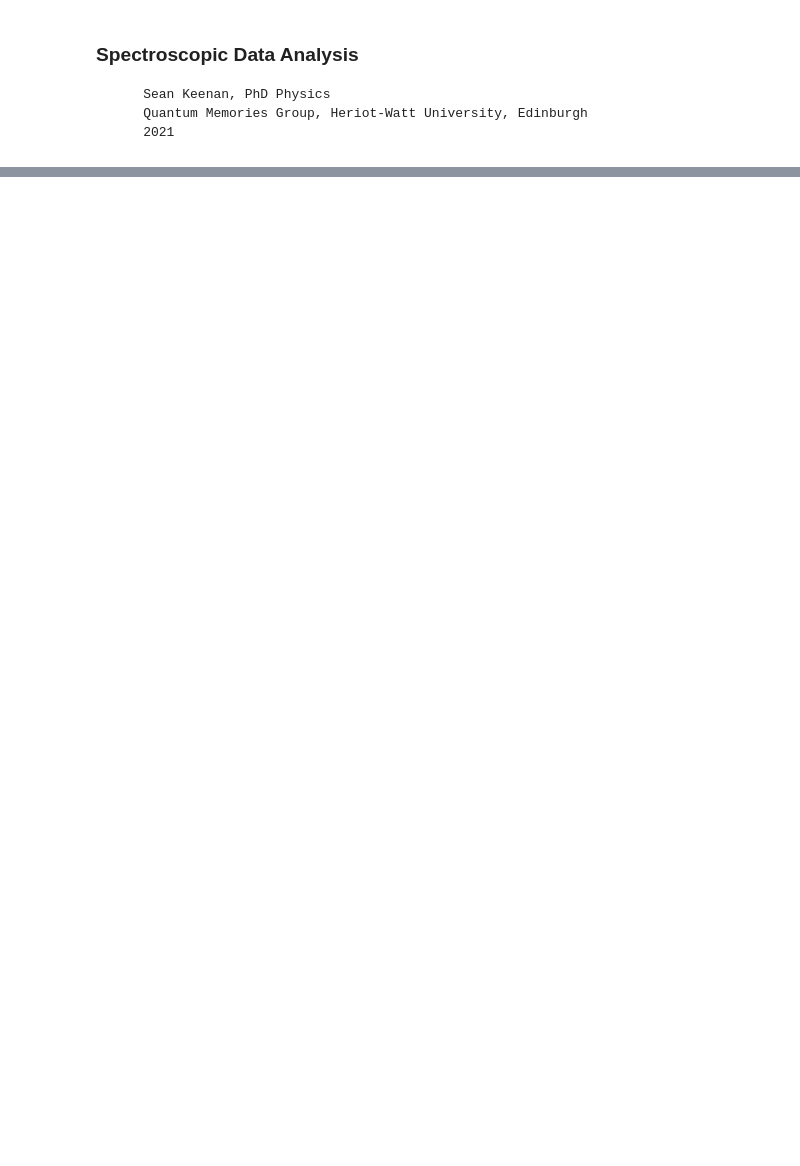
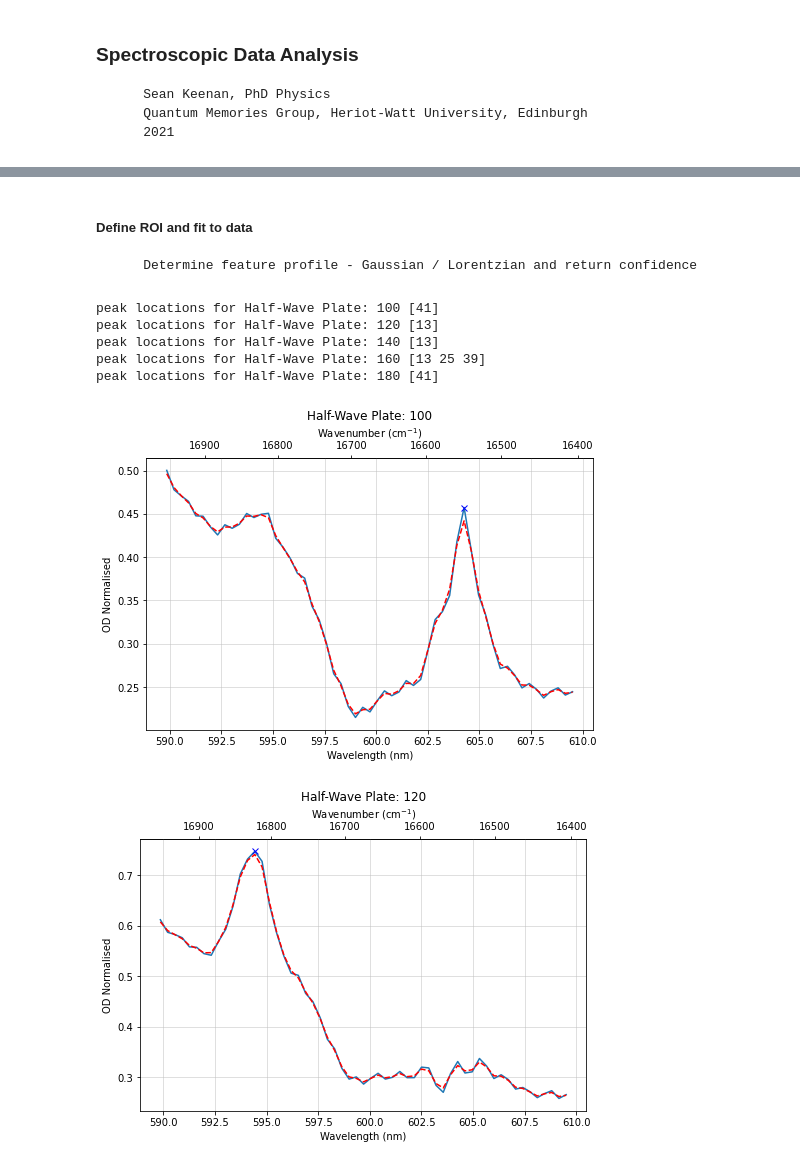
Before and after one commit to SMK-UK/Spectroscopy, a Jupyter notebook: transmission.ipynb, the cells around one changed output, grey strips where cells are left out. Saved outputs shown, nothing was run; the diff lists cells and outputs as text; code cells hidden in the pictures; blank space fills up the shorter version.

```diff
--- a/transmission.ipynb
+++ b/transmission.ipynb
@@ -280,0 +220,74 @@ ax_2.plot(wl, data[start[0]:stop[0]], 'b')
+# %% [markdown]
+##### Define ROI and fit to data
+        Determine feature profile - Gaussian / Lorentzian and return confidence
+# %%
+# roi bounds (wavelength)
+roi_lower = 590
+roi_upper = 610
+
+# select to smooth data
+smooth = True
+sigma = 0.6
+
+# modifiers for peak finding (prominence, distance between peaks)
+prom_tol = 0.1
+dist = 10
+
+# array to identify indexes for roi
+roi_waves = []
+roi_ODs = []
+peaks = []
+smoothed = []
+smoothed_peaks = []
+for index, waves in enumerate(wave_sets):
+    roi_wave_temp = []
+    roi_OD_temp = []
+    temp_peaks = []
+    for index_2, wave in enumerate(waves):
+        for idx, value in enumerate(wave):
+            if value <= roi_lower:
+                temp_start = idx
+            if value <= roi_upper:
+                temp_stop = idx
+        roi_wave_temp.append(np.array(wave[temp_start:temp_stop]))
+        roi_OD_temp.append(OD[index][index_2][temp_start:temp_stop])
+        peak, _ = ss.find_peaks(roi_OD_temp[index_2], distance=dist, prominence=np.amax(roi_OD_temp[index_2]) * prom_tol)
+        temp_peaks.append(peak)
+        if smooth == True:
+            smoothed_temp = []
+            smoothed_peaks_temp = []
+            smoothed_temp.append(nd.gaussian_filter(roi_OD_temp[index_2], sigma))
+            smoothed_peaks_temp.append(ss.find_peaks(smoothed_temp[index_2], distance=dist, prominence=np.amax(smoothed_temp[index_2]) * prom_tol))
+    roi_waves.append(roi_wave_temp)
+    roi_ODs.append(roi_OD_temp)
+    peaks.append(temp_peaks)
+    smoothed.append(smoothed_temp)
+    smoothed_peaks.append(smoothed_peaks_temp)
+
+if smooth == True:
+    gauss_ODs = [nd.gaussian_filter(x, sigma) for x in roi_ODs]
+
+for idx_1, polarisation in enumerate(polarisations):
+
+    fig_2, ax_2 = mp.subplots(figsize=(8, 5))
+    ax_2.set_title(str('Half-Wave Plate: ' + str(polarisation)))
+    ax_2.set(xlabel='Wavelength (nm)', ylabel='OD Normalised')
+    sec_ax = ax_2.secondary_xaxis('top', functions= (lambda x: 1e7 / x, lambda x: 1e7 / x))
+    sec_ax.set_xlabel('Wavenumber (cm$^{-1}$)')
+    ax_2.grid(True)
+    ax_2.grid(True, color='silver', linewidth=0.5)
+
+    for idx_2, data in enumerate(roi_waves[idx_1]):
+        ax_2.plot(data, roi_ODs[idx_1][idx_2])
+        ax_2.plot(data[peaks[idx_1][idx_2]], roi_ODs[idx_1][idx_2][peaks[idx_1][idx_2]], 'bx')
+        if smooth == True:
+            ax_2.plot(data, smoothed[idx_1][idx_2], '--r')
+        print('peak locations for Half-Wave Plate: ' + str(polarisation), peaks[idx_1][idx_2])
+# %% [output]
+peak locations for Half-Wave Plate: 100 [41]
+peak locations for Half-Wave Plate: 120 [13]
+peak locations for Half-Wave Plate: 140 [13]
+peak locations for Half-Wave Plate: 160 [13 25 39]
+peak locations for Half-Wave Plate: 180 [41]
+[figure, added]
+[figure, added]
```
Also changed, not shown: parts of 16 cells of this notebook, 8 other files.
